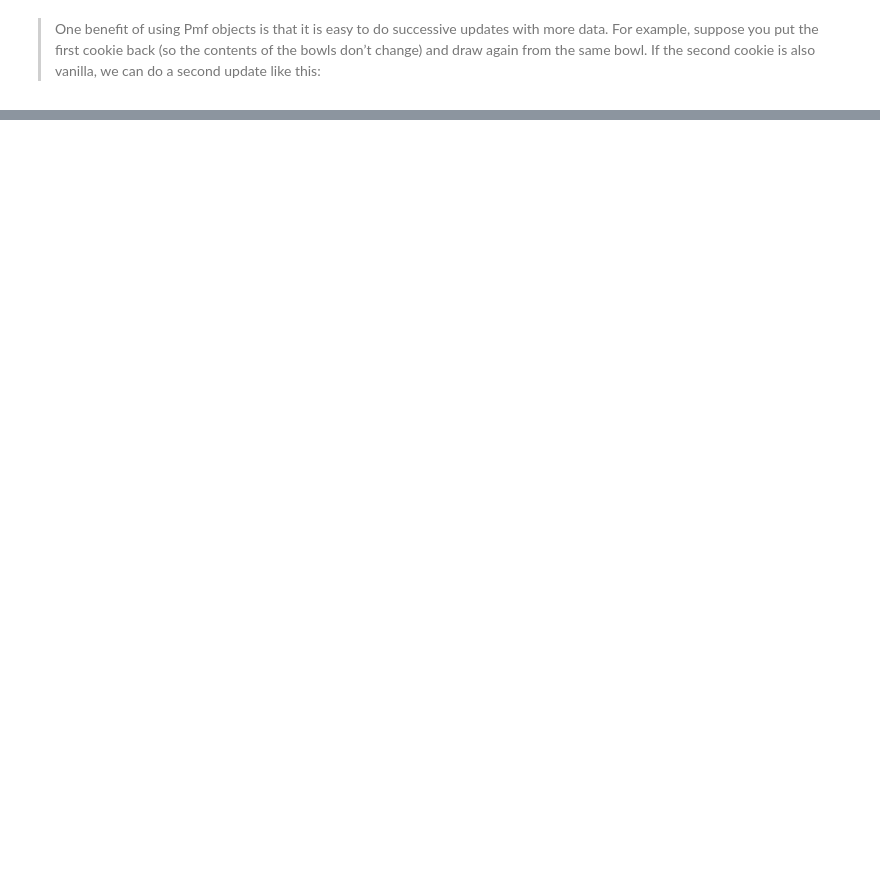
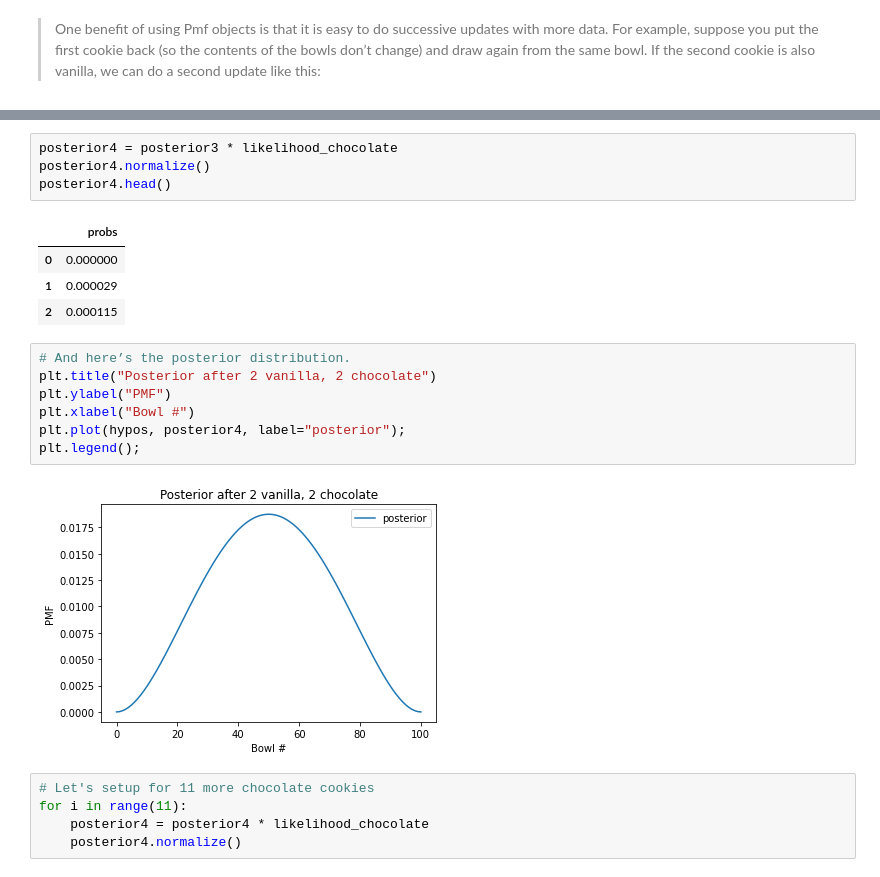
Before and after one commit to ryanorsinger/ThinkBayes2, a Jupyter notebook: chapter_3_distributions.ipynb, the cells around one changed output, grey strips where cells are left out. Cells and saved outputs as stored; diff of their text form; blank space fills up the shorter version.

```diff
--- a/chapter_3_distributions.ipynb
+++ b/chapter_3_distributions.ipynb
@@ -106,0 +253,23 @@ posterior
+# %%
+posterior4 = posterior3 * likelihood_chocolate
+posterior4.normalize()
+posterior4.head()
+# %% [output]
+|  | probs |
+| 0 | 0.000000 |
+| 1 | 0.000029 |
+| 2 | 0.000115 |
+# %%
+# And here’s the posterior distribution.
+plt.title("Posterior after 2 vanilla, 2 chocolate")
+plt.ylabel("PMF")
+plt.xlabel("Bowl #")
+plt.plot(hypos, posterior4, label="posterior");
+plt.legend();
+# %% [output]
+[figure, added]
+# %%
+# Let's setup for 11 more chocolate cookies
+for i in range(11):
+    posterior4 = posterior4 * likelihood_chocolate
+    posterior4.normalize()
```
Also changed, not shown: parts of 28 cells of this notebook.
